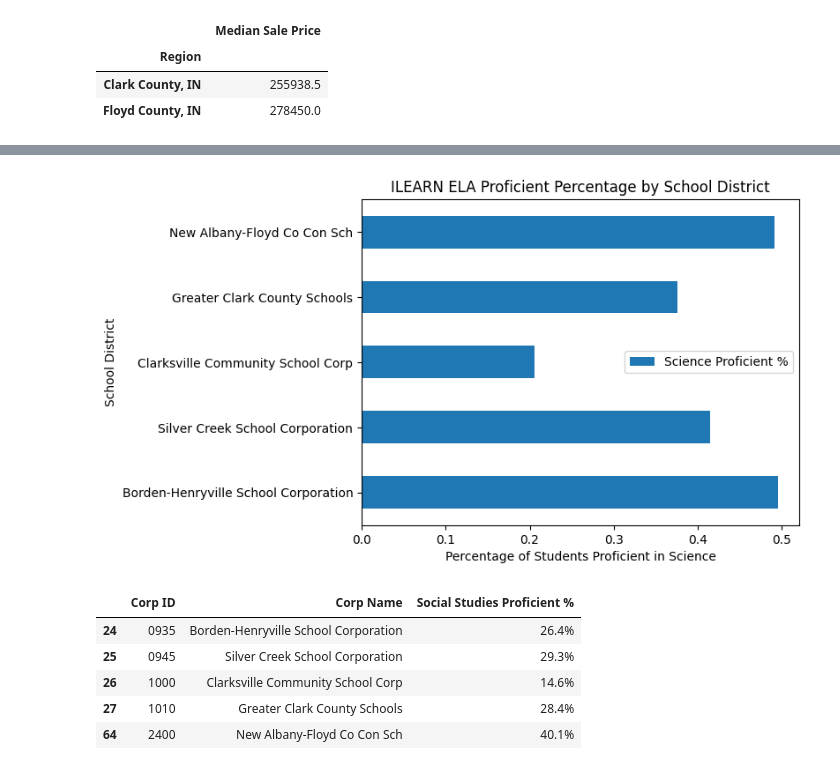
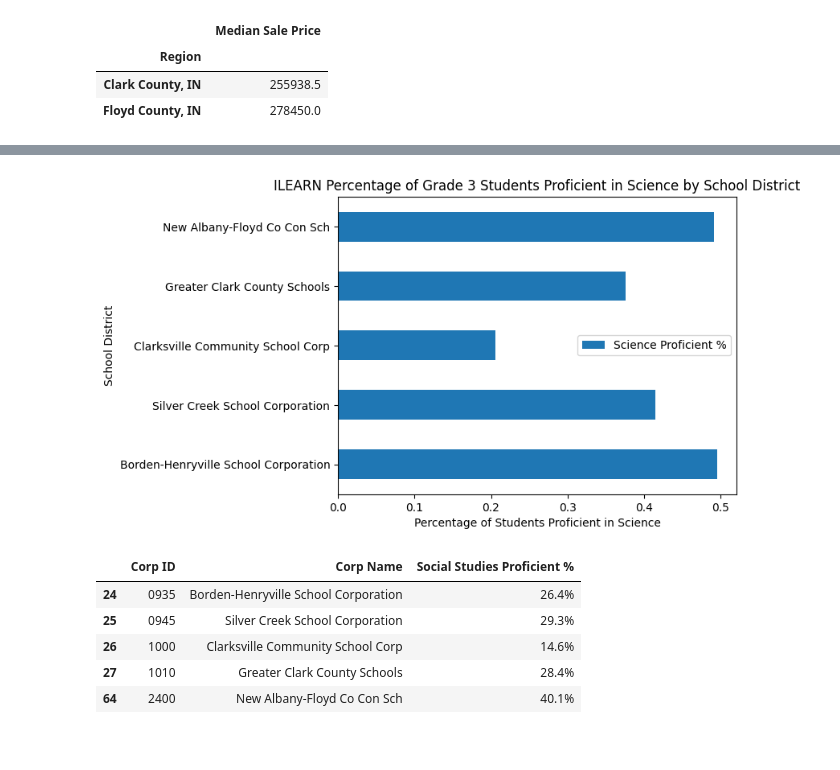
Before and after one commit to RachTheRad/SoIN_Housing_Analysis, a Jupyter notebook: HA_Cap_NB1.ipynb, the cells around one changed output, grey strips where cells are left out. Cells and saved outputs as stored; diff of their text form; code cells hidden in the pictures.

```diff
--- a/HA_Cap_NB1.ipynb
+++ b/HA_Cap_NB1.ipynb
@@ -1082,13 +1116,13 @@ ax2 = ilearn_copy.plot.barh(x='Corporation Name',
 # %%
 #bar chart to plot % of students proficient in ELA by School District
 ax3 = ilearn_copy.plot.barh(x='Corporation Name',
                                  y='Science Proficient %',
                                  rot=0,
                                  xlabel='Percentage of Students Proficient in Science',
                                  ylabel='School District',
-                                 title="ILEARN ELA Proficient Percentage by School District")
+                                 title="ILEARN Percentage of Grade 3 Students Proficient in Science by School District")
 # %% [output]
-[figure, old version]
+[figure, new version]
 # %%
 #display Social Studies Proficiency df for reference while plotting
 soc_copy3
```
Also changed, not shown: parts of 26 cells of this notebook.
